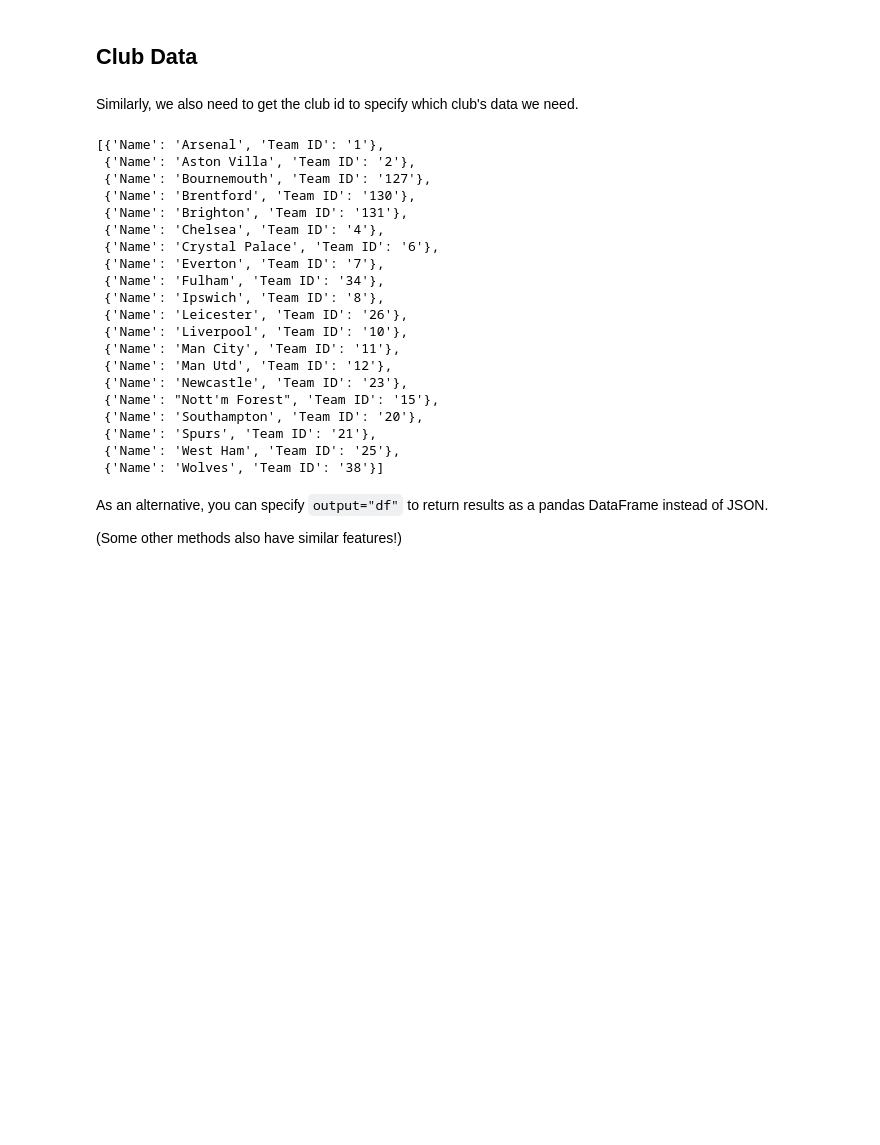
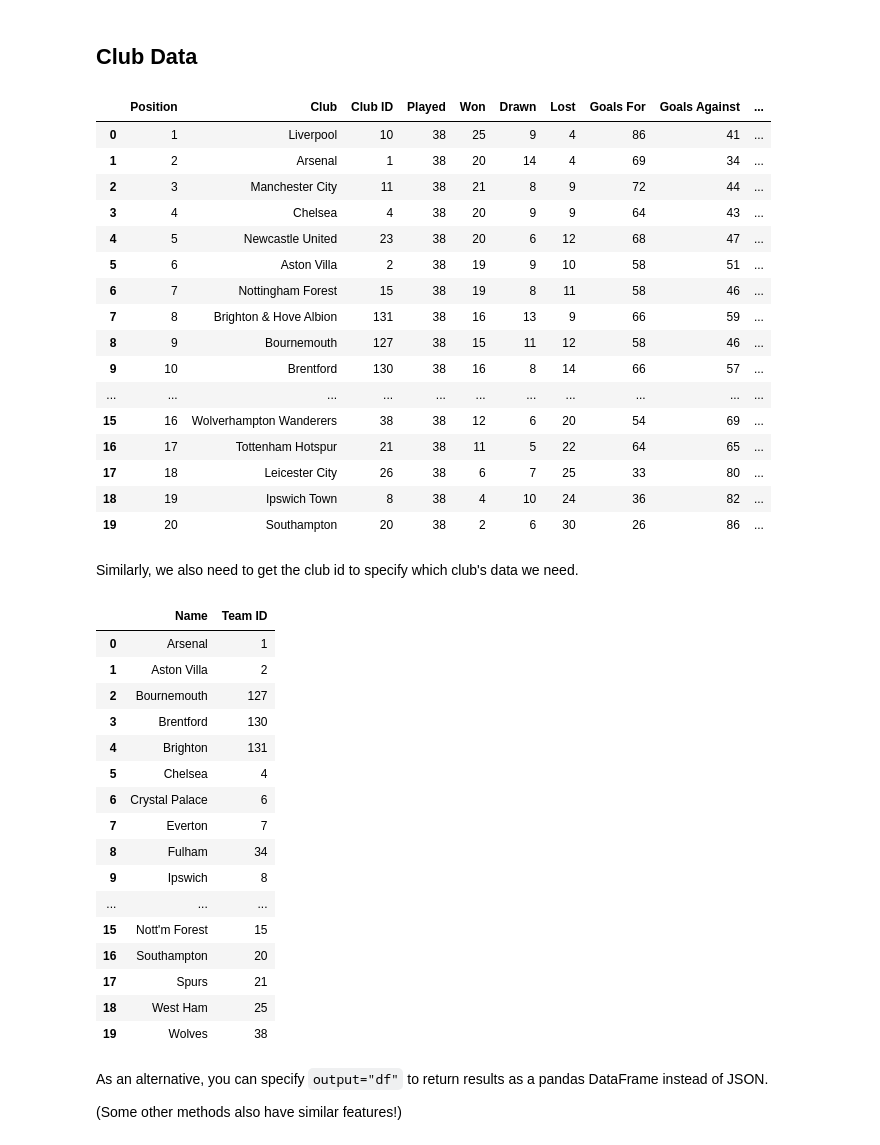
Before and after one commit to zhouyuyang-joey/English-Premier-League-Data-API, a Jupyter notebook: examples.ipynb, the cells around one changed output. Saved outputs shown, nothing was run; the diff lists cells and outputs as text; code cells hidden in the pictures; blank space fills up the shorter version.

```diff
--- a/examples.ipynb
+++ b/examples.ipynb
@@ -41,32 +41,50 @@ season_id
 '719'
 # %% [markdown]
 ## Club Data
+# %%
+current_table = epl.get_club_tables(season_id = season_24_25)
+current_table
+# %% [output]
+|  | Position | Club | Club ID | Played | Won | Drawn | Lost | Goals For | Goals Against | ... |
+| 0 | 1 | Liverpool | 10 | 38 | 25 | 9 | 4 | 86 | 41 | ... |
+| 1 | 2 | Arsenal | 1 | 38 | 20 | 14 | 4 | 69 | 34 | ... |
+| 2 | 3 | Manchester City | 11 | 38 | 21 | 8 | 9 | 72 | 44 | ... |
+| 3 | 4 | Chelsea | 4 | 38 | 20 | 9 | 9 | 64 | 43 | ... |
+| 4 | 5 | Newcastle United | 23 | 38 | 20 | 6 | 12 | 68 | 47 | ... |
+| 5 | 6 | Aston Villa | 2 | 38 | 19 | 9 | 10 | 58 | 51 | ... |
+| 6 | 7 | Nottingham Forest | 15 | 38 | 19 | 8 | 11 | 58 | 46 | ... |
+| 7 | 8 | Brighton & Hove Albion | 131 | 38 | 16 | 13 | 9 | 66 | 59 | ... |
+| 8 | 9 | Bournemouth | 127 | 38 | 15 | 11 | 12 | 58 | 46 | ... |
+| 9 | 10 | Brentford | 130 | 38 | 16 | 8 | 14 | 66 | 57 | ... |
+| ... | ... | ... | ... | ... | ... | ... | ... | ... | ... | ... |
+| 15 | 16 | Wolverhampton Wanderers | 38 | 38 | 12 | 6 | 20 | 54 | 69 | ... |
+| 16 | 17 | Tottenham Hotspur | 21 | 38 | 11 | 5 | 22 | 64 | 65 | ... |
+| 17 | 18 | Leicester City | 26 | 38 | 6 | 7 | 25 | 33 | 80 | ... |
+| 18 | 19 | Ipswich Town | 8 | 38 | 4 | 10 | 24 | 36 | 82 | ... |
+| 19 | 20 | Southampton | 20 | 38 | 2 | 6 | 30 | 26 | 86 | ... |
 # %% [markdown]
 Similarly, we also need to get the club id to specify which club's data we need.
 # %%
-club_id_list = epl.get_club_ids(season_id)
+club_id_list = epl.get_club_ids(season_24_25)
 club_id_list
 # %% [output]
-[{'Name': 'Arsenal', 'Team ID': '1'},
- {'Name': 'Aston Villa', 'Team ID': '2'},
- {'Name': 'Bournemouth', 'Team ID': '127'},
- {'Name': 'Brentford', 'Team ID': '130'},
- {'Name': 'Brighton', 'Team ID': '131'},
- {'Name': 'Chelsea', 'Team ID': '4'},
- {'Name': 'Crystal Palace', 'Team ID': '6'},
- {'Name': 'Everton', 'Team ID': '7'},
- {'Name': 'Fulham', 'Team ID': '34'},
- {'Name': 'Ipswich', 'Team ID': '8'},
- {'Name': 'Leicester', 'Team ID': '26'},
- {'Name': 'Liverpool', 'Team ID': '10'},
- {'Name': 'Man City', 'Team ID': '11'},
- {'Name': 'Man Utd', 'Team ID': '12'},
- {'Name': 'Newcastle', 'Team ID': '23'},
- {'Name': "Nott'm Forest", 'Team ID': '15'},
- {'Name': 'Southampton', 'Team ID': '20'},
- {'Name': 'Spurs', 'Team ID': '21'},
- {'Name': 'West Ham', 'Team ID': '25'},
- {'Name': 'Wolves', 'Team ID': '38'}]
+|  | Name | Team ID |
+| 0 | Arsenal | 1 |
+| 1 | Aston Villa | 2 |
+| 2 | Bournemouth | 127 |
+| 3 | Brentford | 130 |
+| 4 | Brighton | 131 |
+| 5 | Chelsea | 4 |
+| 6 | Crystal Palace | 6 |
+| 7 | Everton | 7 |
+| 8 | Fulham | 34 |
+| 9 | Ipswich | 8 |
+| ... | ... | ... |
+| 15 | Nott'm Forest | 15 |
+| 16 | Southampton | 20 |
+| 17 | Spurs | 21 |
+| 18 | West Ham | 25 |
+| 19 | Wolves | 38 |
 # %% [markdown]
 As an alternative, you can specify ``output="df"`` to return results as a pandas DataFrame instead of JSON.
 
```
Also changed, not shown: parts of 21 cells of this notebook.
